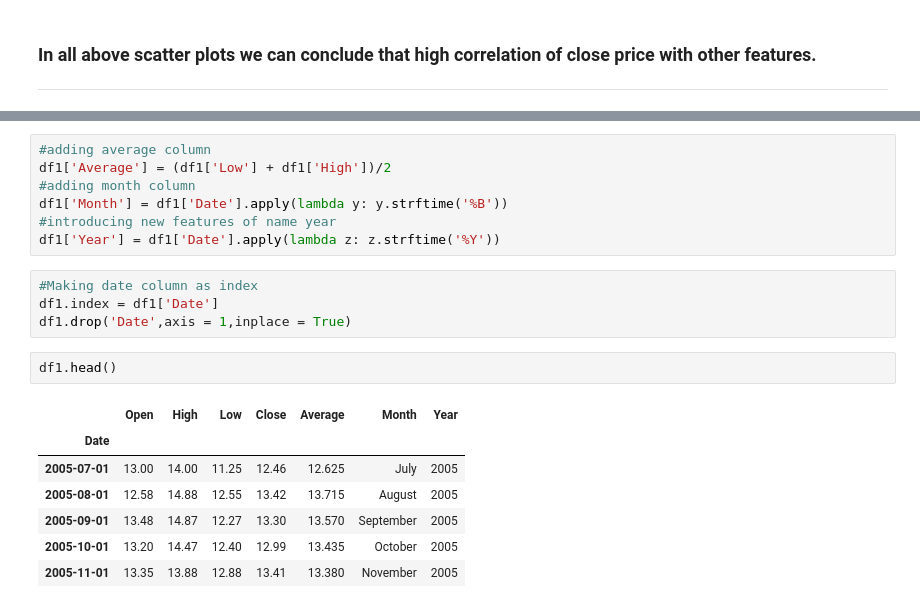
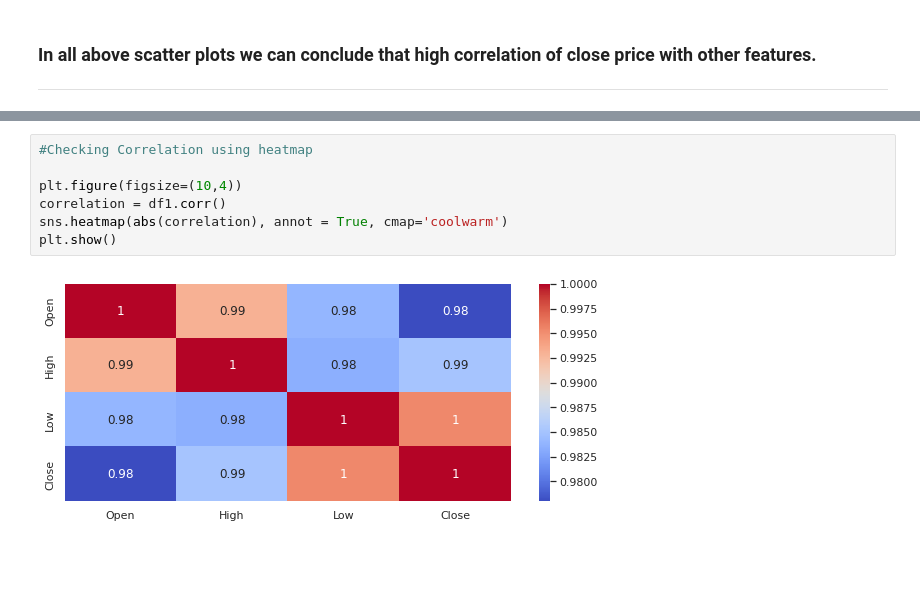
Before and after one commit to kunalNbadgujar/YES-BANK-STOCK-CLOSING-PRICE-PREDICTION, a Jupyter notebook: team_YESBANK_STOCK_CLOSING_PRICE_PREDICTION.ipynb, the cells around one changed output, grey strips where cells are left out. Saved outputs shown, nothing was run; the diff lists cells and outputs as text; blank space fills up the shorter version.

```diff
--- a/team_YESBANK_STOCK_CLOSING_PRICE_PREDICTION.ipynb
+++ b/team_YESBANK_STOCK_CLOSING_PRICE_PREDICTION.ipynb
@@ -337,21 +331,9 @@ plt.show()
-# %%
-#adding average column
-df1['Average'] = (df1['Low'] + df1['High'])/2
-#adding month column
-df1['Month'] = df1['Date'].apply(lambda y: y.strftime('%B'))
-#introducing new features of name year
-df1['Year'] = df1['Date'].apply(lambda z: z.strftime('%Y'))
-# %%
-#Making date column as index
-df1.index = df1['Date']
-df1.drop('Date',axis = 1,inplace = True)
-# %%
-df1.head()
-# %% [output]
-|  | Open | High | Low | Close | Average | Month | Year |
-| Date |  |  |  |  |  |  |  |
-| 2005-07-01 | 13.00 | 14.00 | 11.25 | 12.46 | 12.625 | July | 2005 |
-| 2005-08-01 | 12.58 | 14.88 | 12.55 | 13.42 | 13.715 | August | 2005 |
-| 2005-09-01 | 13.48 | 14.87 | 12.27 | 13.30 | 13.570 | September | 2005 |
-| 2005-10-01 | 13.20 | 14.47 | 12.40 | 12.99 | 13.435 | October | 2005 |
-| 2005-11-01 | 13.35 | 13.88 | 12.88 | 13.41 | 13.380 | November | 2005 |
+# %%
+#Checking Correlation using heatmap
+
+plt.figure(figsize=(10,4))
+correlation = df1.corr()
+sns.heatmap(abs(correlation), annot = True, cmap='coolwarm')
+plt.show()
+# %% [output]
+[figure, added]
```
Also changed, not shown: parts of 5 cells of this notebook.
